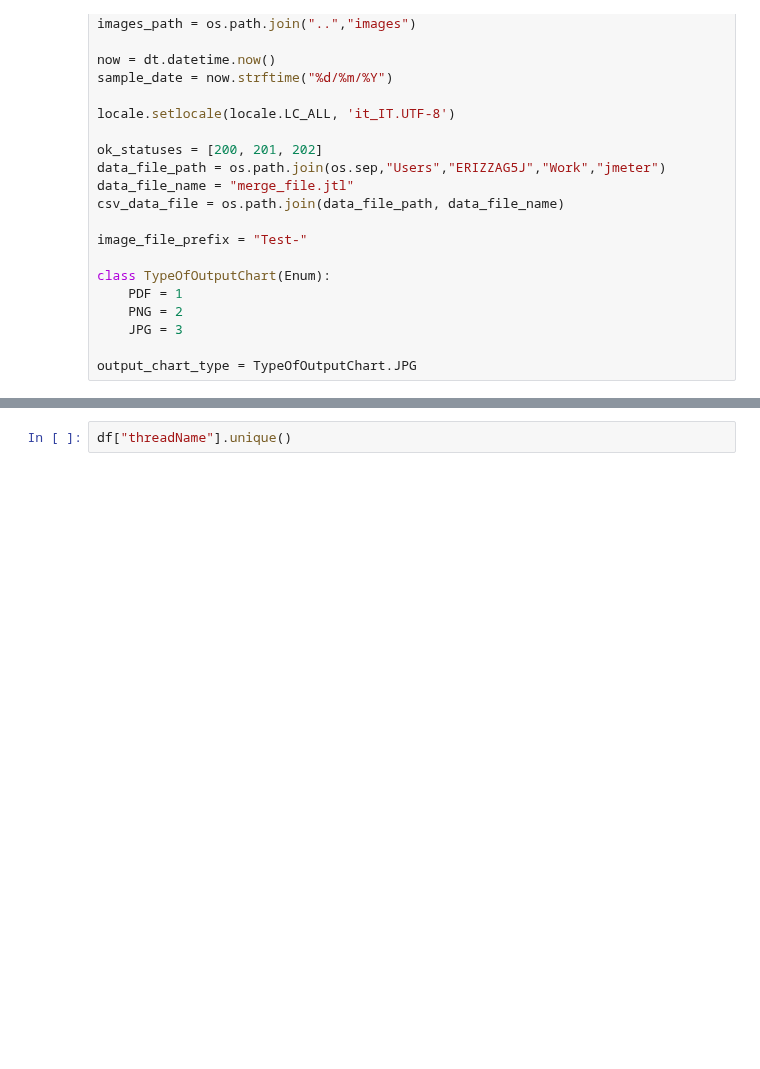
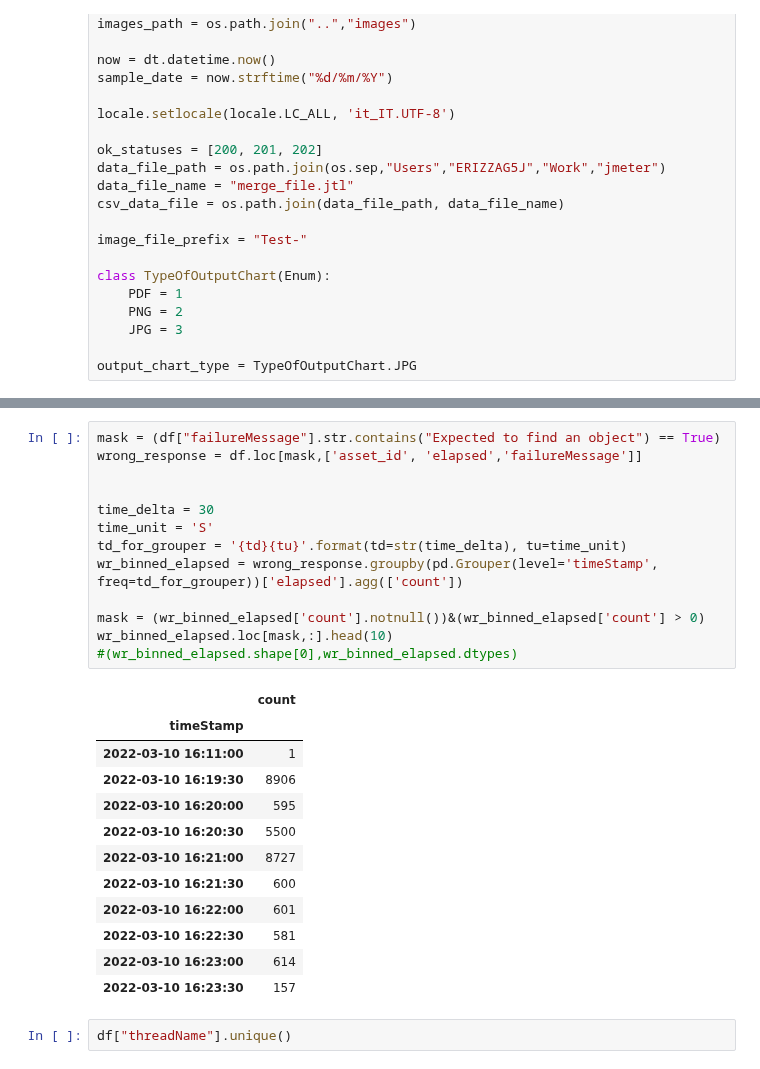
Before and after one commit to p-giovanni/JMeter_report, a Jupyter notebook: notebook/JMeter_JTL_analisys.ipynb, the cells around one changed output, grey strips where cells are left out. Drawn from its saved outputs; the diff is of its cells as text; blank space fills up the shorter version.

```diff
--- a/notebook/JMeter_JTL_analisys.ipynb
+++ b/notebook/JMeter_JTL_analisys.ipynb
@@ -196,3 +284,29 @@ Hit: 0 - Miss: 0
+# %%
+mask = (df["failureMessage"].str.contains("Expected to find an object") == True)
+wrong_response = df.loc[mask,['asset_id', 'elapsed','failureMessage']]
+
+
+time_delta = 30
+time_unit = 'S'
+td_for_grouper = '{td}{tu}'.format(td=str(time_delta), tu=time_unit)
+wr_binned_elapsed = wrong_response.groupby(pd.Grouper(level='timeStamp', freq=td_for_grouper))['elapsed'].agg(['count'])
+
+mask = (wr_binned_elapsed['count'].notnull())&(wr_binned_elapsed['count'] > 0)
+wr_binned_elapsed.loc[mask,:].head(10)
+#(wr_binned_elapsed.shape[0],wr_binned_elapsed.dtypes)
+# %% [output]
+|  | count |
+| timeStamp |  |
+| 2022-03-10 16:11:00 | 1 |
+| 2022-03-10 16:19:30 | 8906 |
+| 2022-03-10 16:20:00 | 595 |
+| 2022-03-10 16:20:30 | 5500 |
+| 2022-03-10 16:21:00 | 8727 |
+| 2022-03-10 16:21:30 | 600 |
+| 2022-03-10 16:22:00 | 601 |
+| 2022-03-10 16:22:30 | 581 |
+| 2022-03-10 16:23:00 | 614 |
+| 2022-03-10 16:23:30 | 157 |
 # %%
 df["threadName"].unique()
 # %% [output]
```
Also changed, not shown: parts of 5 cells of this notebook, 1 other file.
